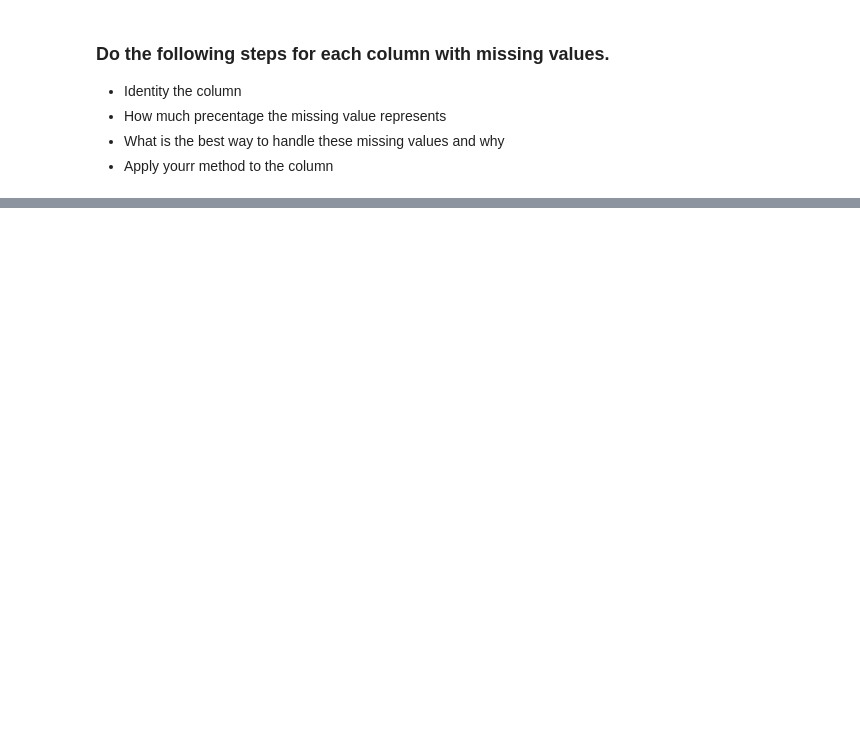
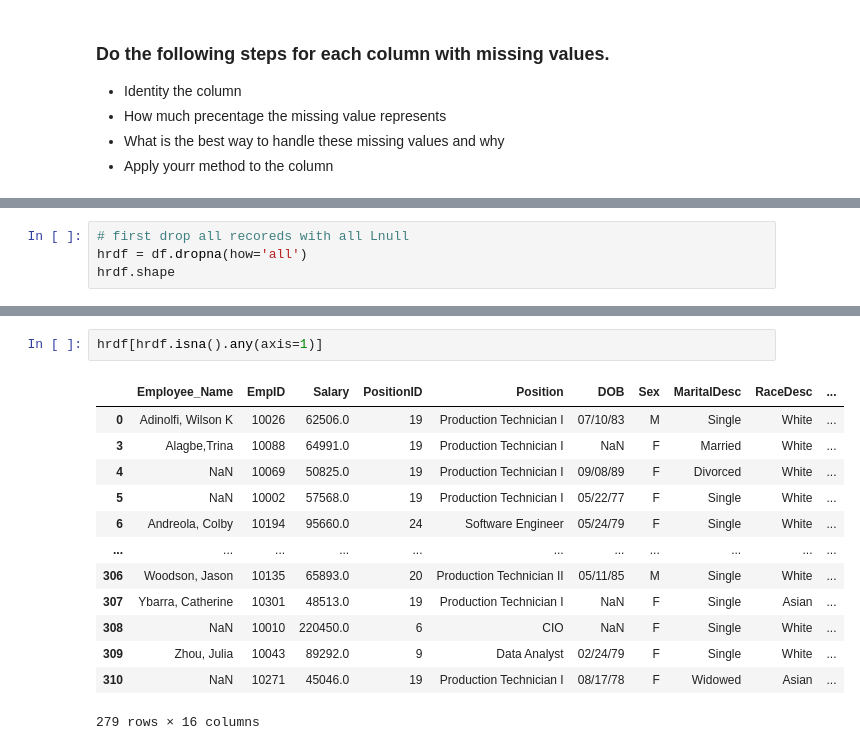
Before and after one commit to Tuwaiq-Data-Science-Bootcamp-V2/MissingData-Lab1, a Jupyter notebook: Missing Values Assignment .ipynb, the cells around one changed output, grey strips where cells are left out. Saved outputs shown, nothing was run; the diff lists cells and outputs as text; blank space fills up the shorter version.

```diff
--- a/Missing Values Assignment .ipynb
+++ b/Missing Values Assignment .ipynb
@@ -20,0 +140,4 @@
+# %%
+# first drop all recoreds with all Lnull
+hrdf = df.dropna(how='all')
+hrdf.shape
@@ -20,0 +168,16 @@
+# %%
+hrdf[hrdf.isna().any(axis=1)]
+# %% [output]
+|  | Employee_Name | EmpID | Salary | PositionID | Position | DOB | Sex | MaritalDesc | RaceDesc | ... |
+| 0 | Adinolfi, Wilson K | 10026 | 62506.0 | 19 | Production Technician I | 07/10/83 | M | Single | White | ... |
+| 3 | Alagbe,Trina | 10088 | 64991.0 | 19 | Production Technician I | NaN | F | Married | White | ... |
+| 4 | NaN | 10069 | 50825.0 | 19 | Production Technician I | 09/08/89 | F | Divorced | White | ... |
+| 5 | NaN | 10002 | 57568.0 | 19 | Production Technician I | 05/22/77 | F | Single | White | ... |
+| 6 | Andreola, Colby | 10194 | 95660.0 | 24 | Software Engineer | 05/24/79 | F | Single | White | ... |
+| ... | ... | ... | ... | ... | ... | ... | ... | ... | ... | ... |
+| 306 | Woodson, Jason | 10135 | 65893.0 | 20 | Production Technician II | 05/11/85 | M | Single | White | ... |
+| 307 | Ybarra, Catherine | 10301 | 48513.0 | 19 | Production Technician I | NaN | F | Single | Asian | ... |
+| 308 | NaN | 10010 | 220450.0 | 6 | CIO | NaN | F | Single | White | ... |
+| 309 | Zhou, Julia | 10043 | 89292.0 | 9 | Data Analyst | 02/24/79 | F | Single | White | ... |
+| 310 | NaN | 10271 | 45046.0 | 19 | Production Technician I | 08/17/78 | F | Widowed | Asian | ... |
+279 rows × 16 columns
```
Also changed, not shown: parts of 20 cells of this notebook.
